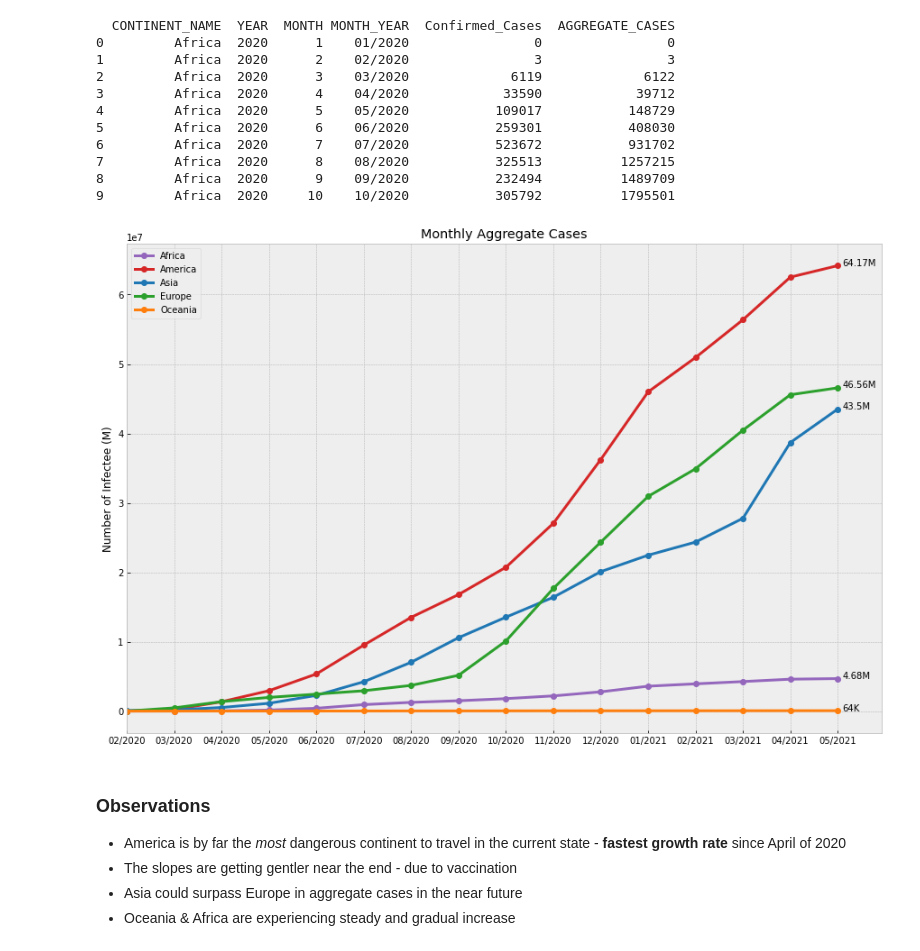
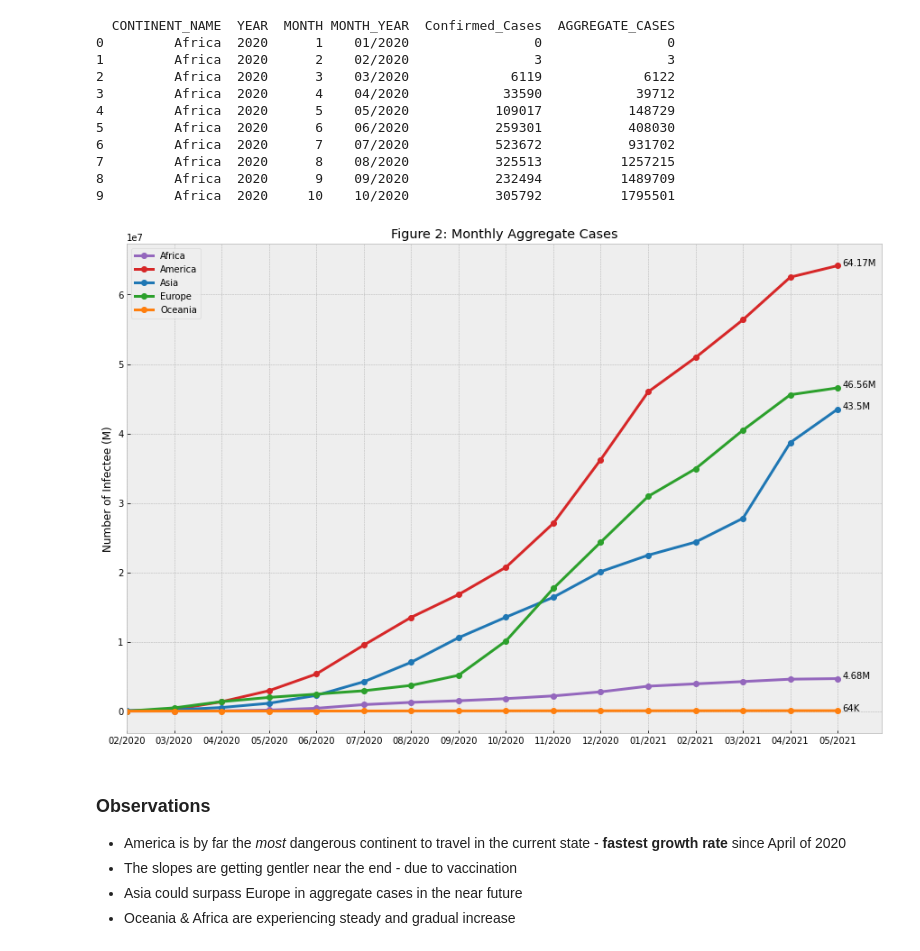
Before and after one commit to tw7366/Projects, a Jupyter notebook: Projects/Covid-19.ipynb, the cells around one changed output. Cells and saved outputs as stored; diff of their text form; code cells hidden in the pictures.

```diff
--- a/Projects/Covid-19.ipynb
+++ b/Projects/Covid-19.ipynb
@@ -67,7 +67,7 @@ def country_to_continent(country_name):
     '''
     return continent of a country
 
-        Param:
+        Args:
             country_name (str) = name of a country
         Return:
             continent_name (str) = name of a continent
@@ -306,27 +306,27 @@ print(continent_new_case.head(10))
 # %%
 for continent, color in zip(continent_list, color_list):
     plt.plot('MONTH_YEAR', 'AGGREGATE_CASES', data=continent_new_case.loc[continent_new_case['CONTINENT_NAME']==continent],
              c=color, label=continent, marker='o', linewidth=3)
 
 max_continent = []
 for continent in aggregate_dict:
     max_continent.append(max(aggregate_dict[continent]))
 
 # create labels
 for y in max_continent:
     if y >= 1000000:
         plt.text(months - 0.9, y, str(round(y/1000000, 2)) +'M')
     else:
         plt.text(months - 0.9, y, str(round(y/1000)) +'K')
 
 plt.rcParams['figure.figsize'] = [15, 10]
 plt.legend()
 plt.xlim(1, months - 0.07)
-plt.title('Monthly Aggregate Cases')
+plt.title('Figure 2: Monthly Aggregate Cases')
 plt.ylabel('Number of Infectee (M)')
 plt.show()
 # %% [output]
-[figure, old version]
+[figure, new version]
 # %% [markdown]
 ### Observations
 * America is by far the *most* dangerous continent to travel in the current state - **fastest growth rate** since April of 2020
```
Also changed, not shown: parts of 10 cells of this notebook.
